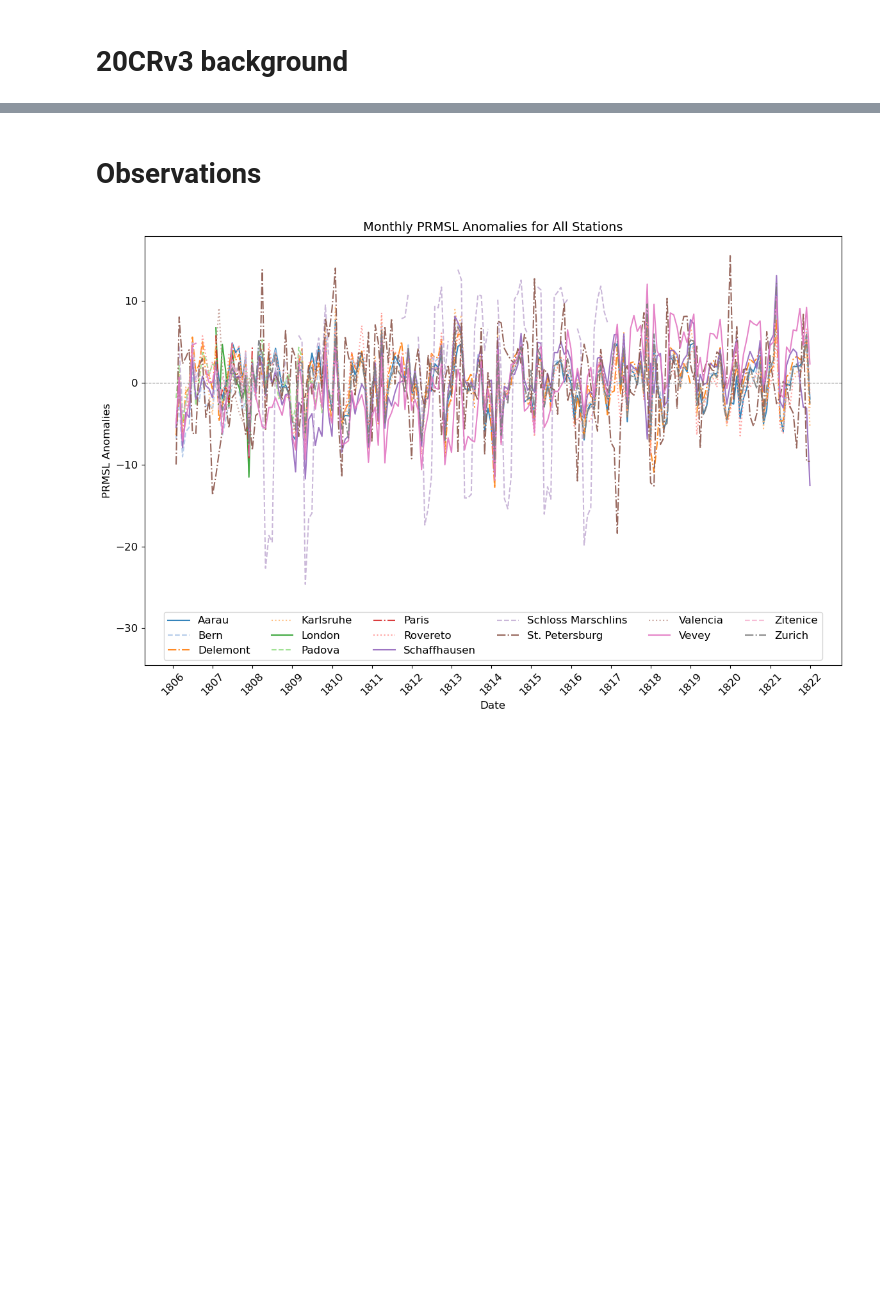
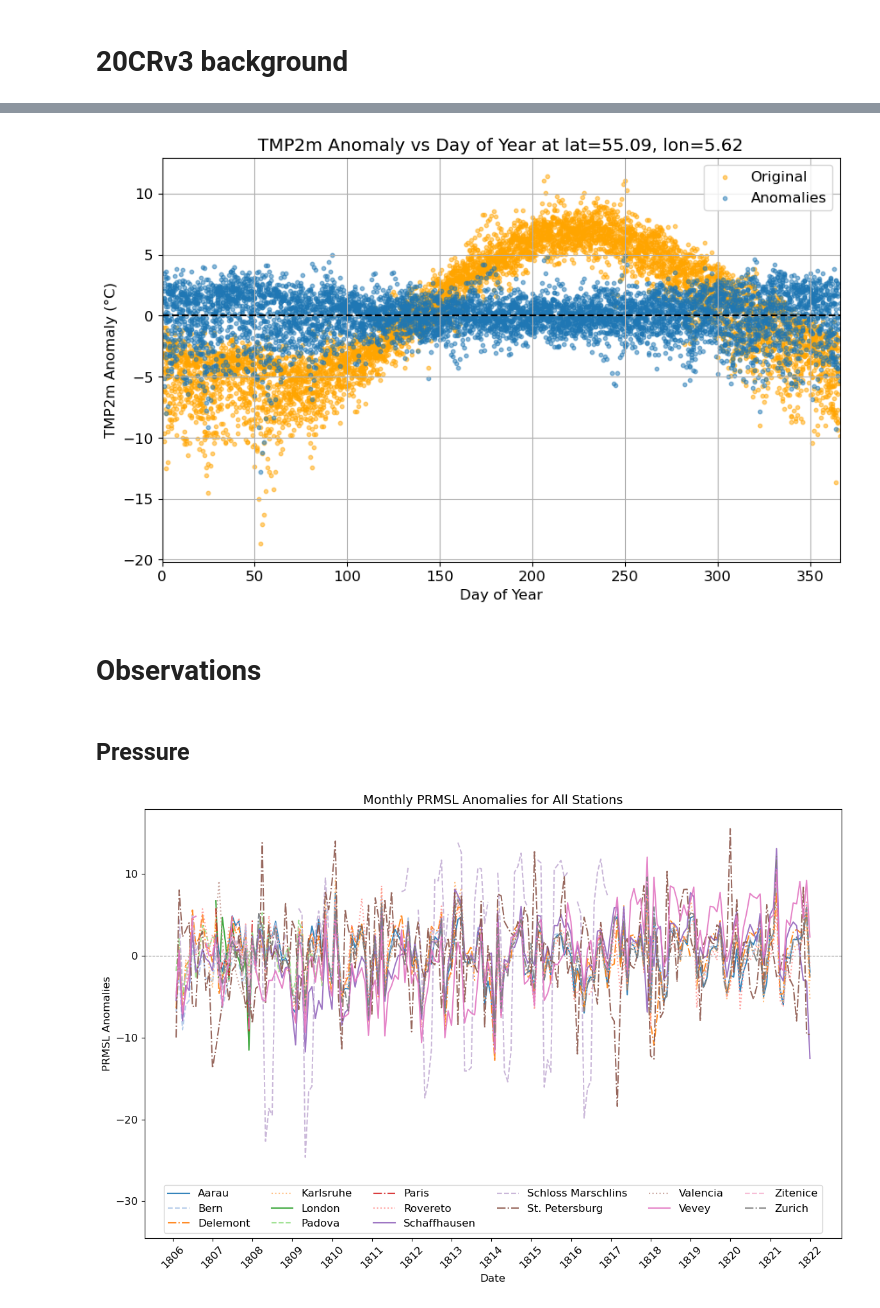
Before and after one commit to carlotatrx/dataprep, a Jupyter notebook: dataprep_check.ipynb, the cells around one changed output, grey strips where cells are left out. Cells and saved outputs as stored; diff of their text form; code cells hidden in the pictures; blank space fills up the shorter version.

```diff
--- a/dataprep_check.ipynb
+++ b/dataprep_check.ipynb
@@ -65,5 +124,44 @@ plot_tmp(tmp4A)
+# %%
+def plot_doy(data_bckgrd, data_anomals, ens_mem, lat_index, lon_index, var, output_file):
+    time_index = pd.to_datetime(data_anomals.time.values)
+
+    # Extract the temperature anomaly data for the specific cell
+    cell_bckgrd = data_bckgrd.sel(lat=data_bckgrd.lat[lat_index],
+                                  lon=data_bckgrd.lon[lon_index],
+                                  ensemble_member=ens_mem,
+                                  )[var].values
+    cell_anomals = data_anomals.sel(lat=data_anomals.lat[lat_index],
+                                    lon=data_anomals.lon[lon_index],
+                                    ensemble_member=ens_mem,
+                                    )[var].values
+    mymean=np.mean(cell_bckgrd)
+
+    # scatter plot of temperature anomaly vs day of year
+    plt.figure(figsize=(10, 6))
+    plt.scatter(time_index.dayofyear,
+                cell_bckgrd-mymean, alpha=0.5, color='orange',
+                                    s=10, label='Original')
+    plt.scatter(time_index.dayofyear, cell_anomals, alpha=0.5, s=10, label='Anomalies')
+    units = '°C' if var=='TMP2m' else 'Pa'
+
+    plt.xlabel('Day of Year')
+    plt.ylabel(f'{var} Anomaly ({units})')
+    plt.axhline(0, color='black', linestyle='dashed')
+    plt.title(f'{var} Anomaly vs Day of Year at lat={data_bckgrd.lat[lat_index].values:.2f}, lon={data_bckgrd.lon[lon_index].values:.2f}')
+    plt.grid(True)
+    plt.legend()
+    plt.xlim([0,366])
+    plt.savefig(output_file)
+    plt.show()
+
+plot_doy(lat_index=35,lon_index=50, var=var, ens_mem=1, data_bckgrd=tmp3, data_anomals=tmp4,
+         output_file = f'/home/ccorbella/scratch2_symboliclink/code/KF_assimilation/output/{var}_anomals_DoY.png')
+# %% [output]
+[figure, added]
 # %% [markdown]
 # Observations
+# %% [markdown]
+## Pressure
 # %%
 var = 'PRMSL'
 p_obs_data = pd.read_csv('/home/ccorbella/scratch2_symboliclink/code/KF_assimilation/data/p_obs_data.csv')
```
Also changed, not shown: parts of 9 cells of this notebook, 1 other file.
